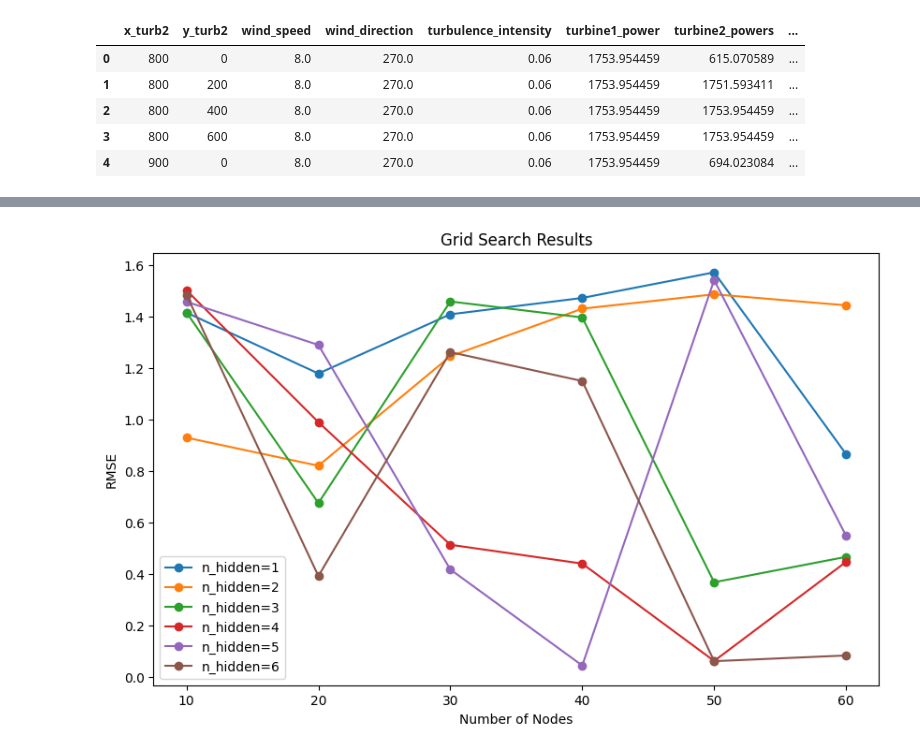
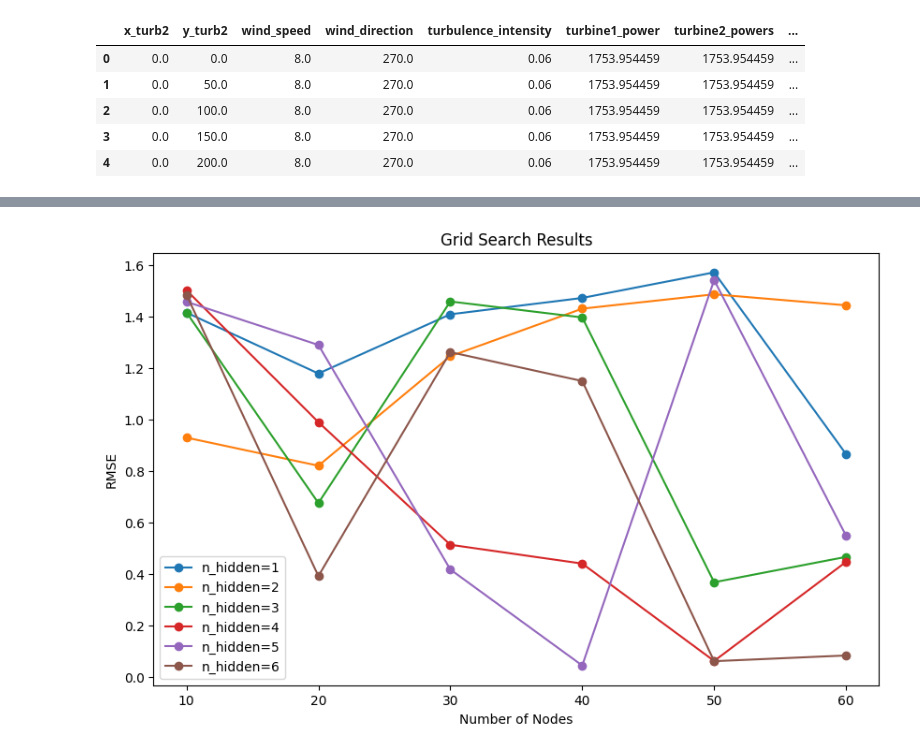
Before and after one commit to schmeti/uc3m_TFM_wind_farm_optimization_codebase, a Jupyter notebook: Windfarm_power_modelling/neural_network_optimization.ipynb, the cells around one changed output, grey strips where cells are left out. Drawn from its saved outputs; the diff is of its cells as text; code cells hidden in the pictures.

```diff
--- a/Windfarm_power_modelling/neural_network_optimization.ipynb
+++ b/Windfarm_power_modelling/neural_network_optimization.ipynb
@@ -11,14 +11,14 @@ sys.path.insert(0, os.path.join(os.getcwd(), 'DistCL_code'))
 from distcl import distcl
 # %%
-data = pd.read_csv("data/two_windturbine.csv")
+data = pd.read_csv("data/two_turbine_deterministic270.csv")
 data.head()
 # %% [output]
 |  | x_turb2 | y_turb2 | wind_speed | wind_direction | turbulence_intensity | turbine1_power | turbine2_powers | ... |
-| 0 | 800 | 0 | 8.0 | 270.0 | 0.06 | 1753.954459 | 615.070589 | ... |
-| 1 | 800 | 200 | 8.0 | 270.0 | 0.06 | 1753.954459 | 1751.593411 | ... |
-| 2 | 800 | 400 | 8.0 | 270.0 | 0.06 | 1753.954459 | 1753.954459 | ... |
-| 3 | 800 | 600 | 8.0 | 270.0 | 0.06 | 1753.954459 | 1753.954459 | ... |
-| 4 | 900 | 0 | 8.0 | 270.0 | 0.06 | 1753.954459 | 694.023084 | ... |
+| 0 | 0.0 | 0.0 | 8.0 | 270.0 | 0.06 | 1753.954459 | 1753.954459 | ... |
+| 1 | 0.0 | 50.0 | 8.0 | 270.0 | 0.06 | 1753.954459 | 1753.954459 | ... |
+| 2 | 0.0 | 100.0 | 8.0 | 270.0 | 0.06 | 1753.954459 | 1753.954459 | ... |
+| 3 | 0.0 | 150.0 | 8.0 | 270.0 | 0.06 | 1753.954459 | 1753.954459 | ... |
+| 4 | 0.0 | 200.0 | 8.0 | 270.0 | 0.06 | 1753.954459 | 1753.954459 | ... |
 # %%
 ### Test/Train Split
 from sklearn.model_selection import train_test_split
```
Also changed, not shown: parts of 2 cells of this notebook, 4 other files.
